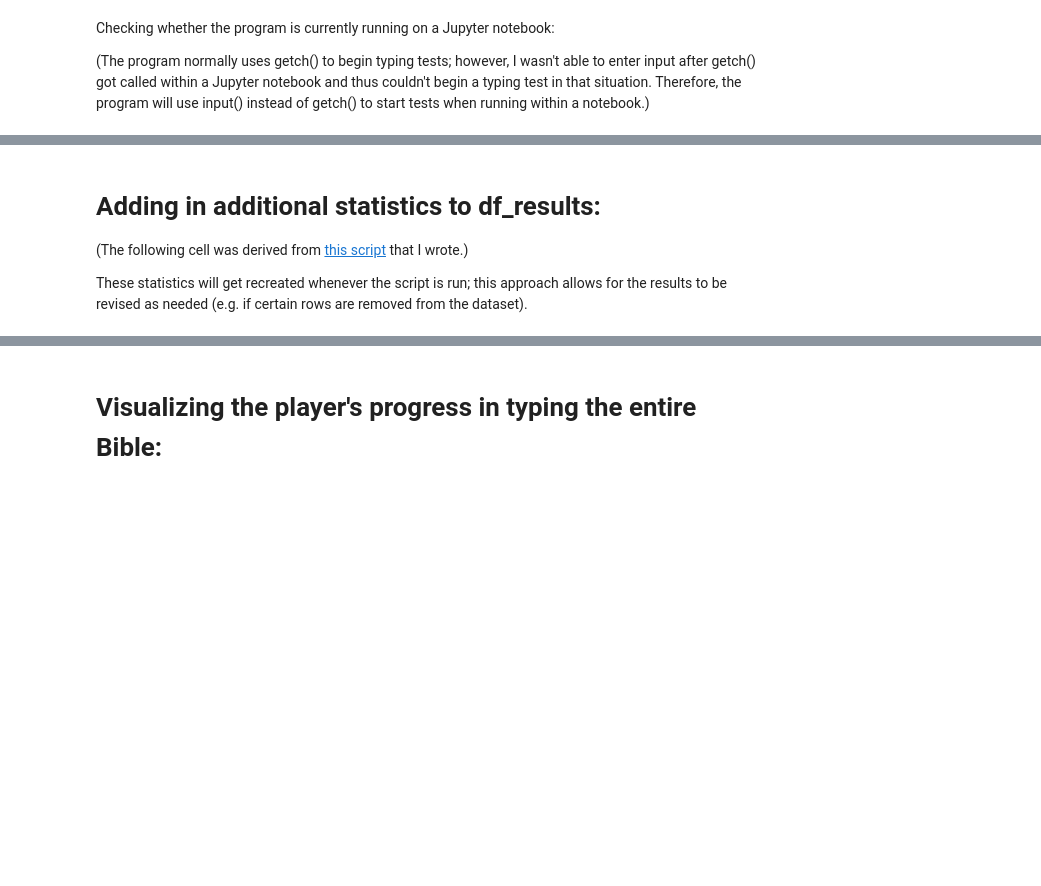
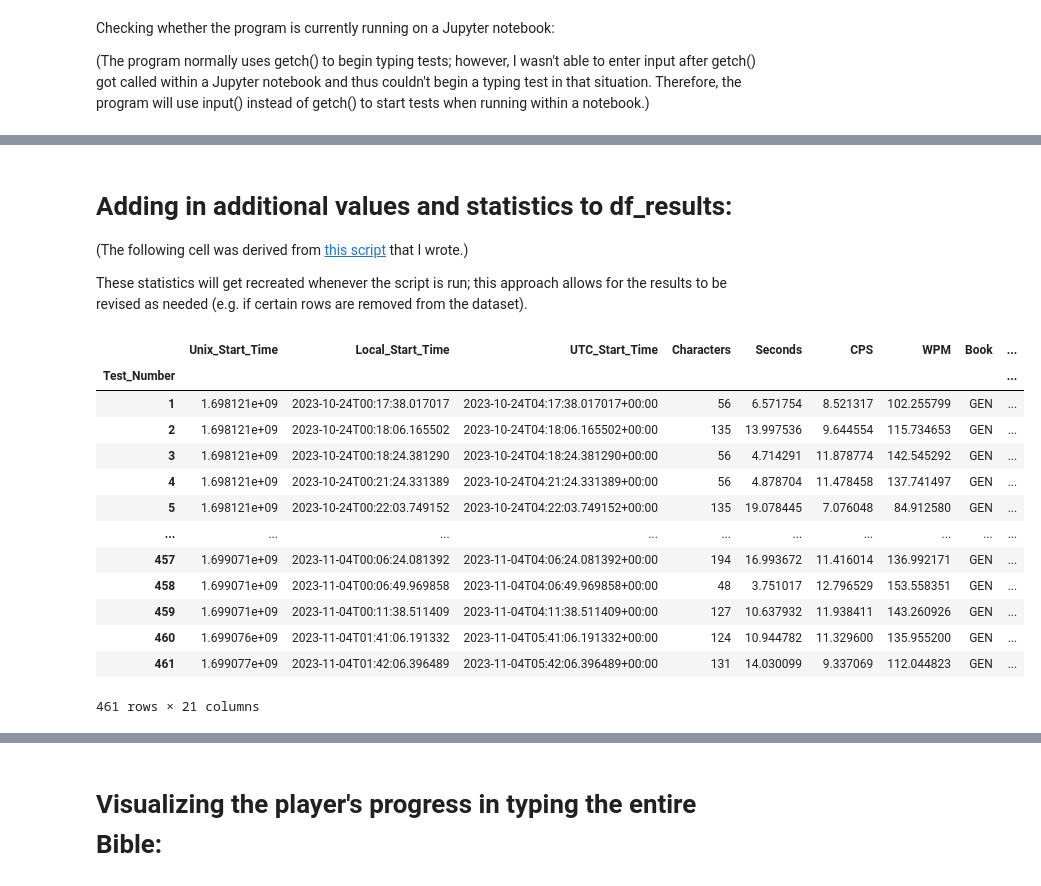
Before and after one commit to kburchfiel/Type_The_Bible, a Jupyter notebook: Type_The_Bible_v2.ipynb, the cells around one changed output, grey strips where cells are left out. Saved outputs shown, nothing was run; the diff lists cells and outputs as text; code cells hidden in the pictures; blank space fills up the shorter version.

Commit message:
Added additional visualizations

```diff
--- a/Type_The_Bible_v2.ipynb
+++ b/Type_The_Bible_v2.ipynb
@@ -337,5 +389,40 @@ been typed.")
                 return response
             else: # A number other than -1, 0, 1, 2, or 3 was passed.
                 print("Please enter either -1, 0, 1, 2, or 3.\n")
+# %%
+def calculate_current_day_results(df):
+    ''' This function reports the number of characters, total verses, and
+    unique verses that the player has typed so far today.'''
+    df_current_day_results = df[pd.to_datetime(
+        df['Local_Start_Time']).dt.date == datetime.today().date()].copy()
+    if len(df_current_day_results) == 0:
+        result_string = "You haven't typed any Bible verses yet today."
+    else:
+        characters_typed_today = df_current_day_results['Characters'].sum()
+        total_verses_typed_today = len(df_current_day_results)
+
+        # Allowing for both singular and plural versions of 'verse' to
+        # be displayed:
+        if total_verses_typed_today == 1:
+            total_verses_string = 'verse'
+        else:
+            total_verses_string = 'verses'
+
+        unique_verses_typed_today = len(df_current_day_results[
+            'Verse_Order'].unique())
+
+        if unique_verses_typed_today == 1:
+            unique_verses_string = 'verse'
+        else:
+            unique_verses_string = 'verses'
+
+        average_wpm_today = round(df_current_day_results['WPM'].mean(), 3)
+        median_wpm_today = round(df_current_day_results['WPM'].median(), 3)
+        result_string = f"So far today, you have typed \
+{characters_typed_today} characters from {total_verses_typed_today} Bible \
+{total_verses_string} (including {unique_verses_typed_today} unique \
+{unique_verses_string}). Your mean and median WPM today are \
+{average_wpm_today} and {median_wpm_today}, respectively."
+    return result_string
 # %%
 def run_game(results_table):
@@ -376,5 +501,5 @@ print(f"You have typed {characters_typed_sum} characters so far, which represent
 # %% [markdown]
-# Adding in additional statistics to df_results:
+# Adding in additional values and statistics to df_results:
 
 (The following cell was derived from [this script](https://github.com/kburchfiel/typeracer_data_analyzer/blob/master/typeracer_data_analyzer_v2.ipynb) that I wrote.)
 
@@ -382,18 +507,35 @@ These statistics will get recreated whenever the script is run; this approach al
 # %%
 df_results['Last 10 Avg'] = df_results['WPM'].rolling(10).mean()
 df_results['Last 100 Avg'] = df_results['WPM'].rolling(100).mean()
 df_results['Last 1000 Avg'] = df_results['WPM'].rolling(1000).mean()
+
 df_results['Local_Year'] = pd.to_datetime(df_results['Local_Start_Time']).dt.year
 df_results['Local_Month'] = pd.to_datetime(df_results['Local_Start_Time']).dt.month
+df_results['Local_Date'] = pd.to_datetime(df_results['Local_Start_Time']).dt.date
 df_results['Local_Hour'] = pd.to_datetime(df_results['Local_Start_Time']).dt.hour
 df_results['Count'] = 1 # Useful for pivot tables that analyze test counts
 # by book, month, etc.
 
 # The following line uses a list comprehension to generate a cumulative average
 # of all WPM scores up until the current race. .iloc searches from 0 to i+1 for
 # each row so that that row is included in the calculation.
 df_results['cumulative_avg'] = [round(np.mean(df_results.iloc[0:i+1]['WPM']),
 3) for i in range(len(df_results))]
 df_results
+# %% [output]
+|  | Unix_Start_Time | Local_Start_Time | UTC_Start_Time | Characters | Seconds | CPS | WPM | Book | ... |
+| Test_Number |  |  |  |  |  |  |  |  | ... |
+| 1 | 1.698121e+09 | 2023-10-24T00:17:38.017017 | 2023-10-24T04:17:38.017017+00:00 | 56 | 6.571754 | 8.521317 | 102.255799 | GEN | ... |
+| 2 | 1.698121e+09 | 2023-10-24T00:18:06.165502 | 2023-10-24T04:18:06.165502+00:00 | 135 | 13.997536 | 9.644554 | 115.734653 | GEN | ... |
+| 3 | 1.698121e+09 | 2023-10-24T00:18:24.381290 | 2023-10-24T04:18:24.381290+00:00 | 56 | 4.714291 | 11.878774 | 142.545292 | GEN | ... |
+| 4 | 1.698121e+09 | 2023-10-24T00:21:24.331389 | 2023-10-24T04:21:24.331389+00:00 | 56 | 4.878704 | 11.478458 | 137.741497 | GEN | ... |
+| 5 | 1.698121e+09 | 2023-10-24T00:22:03.749152 | 2023-10-24T04:22:03.749152+00:00 | 135 | 19.078445 | 7.076048 | 84.912580 | GEN | ... |
+| ... | ... | ... | ... | ... | ... | ... | ... | ... | ... |
+| 457 | 1.699071e+09 | 2023-11-04T00:06:24.081392 | 2023-11-04T04:06:24.081392+00:00 | 194 | 16.993672 | 11.416014 | 136.992171 | GEN | ... |
+| 458 | 1.699071e+09 | 2023-11-04T00:06:49.969858 | 2023-11-04T04:06:49.969858+00:00 | 48 | 3.751017 | 12.796529 | 153.558351 | GEN | ... |
+| 459 | 1.699071e+09 | 2023-11-04T00:11:38.511409 | 2023-11-04T04:11:38.511409+00:00 | 127 | 10.637932 | 11.938411 | 143.260926 | GEN | ... |
+| 460 | 1.699076e+09 | 2023-11-04T01:41:06.191332 | 2023-11-04T05:41:06.191332+00:00 | 124 | 10.944782 | 11.329600 | 135.955200 | GEN | ... |
+| 461 | 1.699077e+09 | 2023-11-04T01:42:06.396489 | 2023-11-04T05:42:06.396489+00:00 | 131 | 14.030099 | 9.337069 | 112.044823 | GEN | ... |
+461 rows × 21 columns
 # %%
 print("Saving results:")
```
Also changed, not shown: parts of 49 cells of this notebook, 33 other files.
